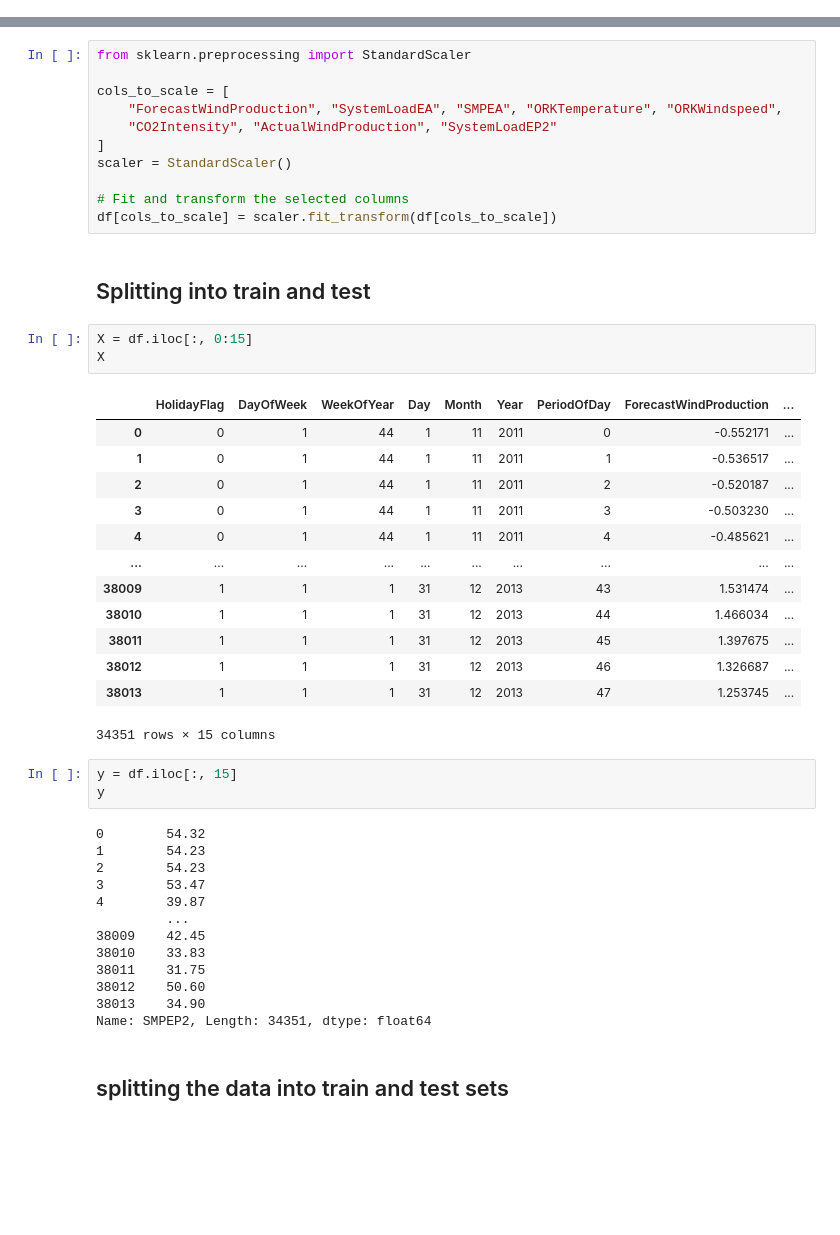
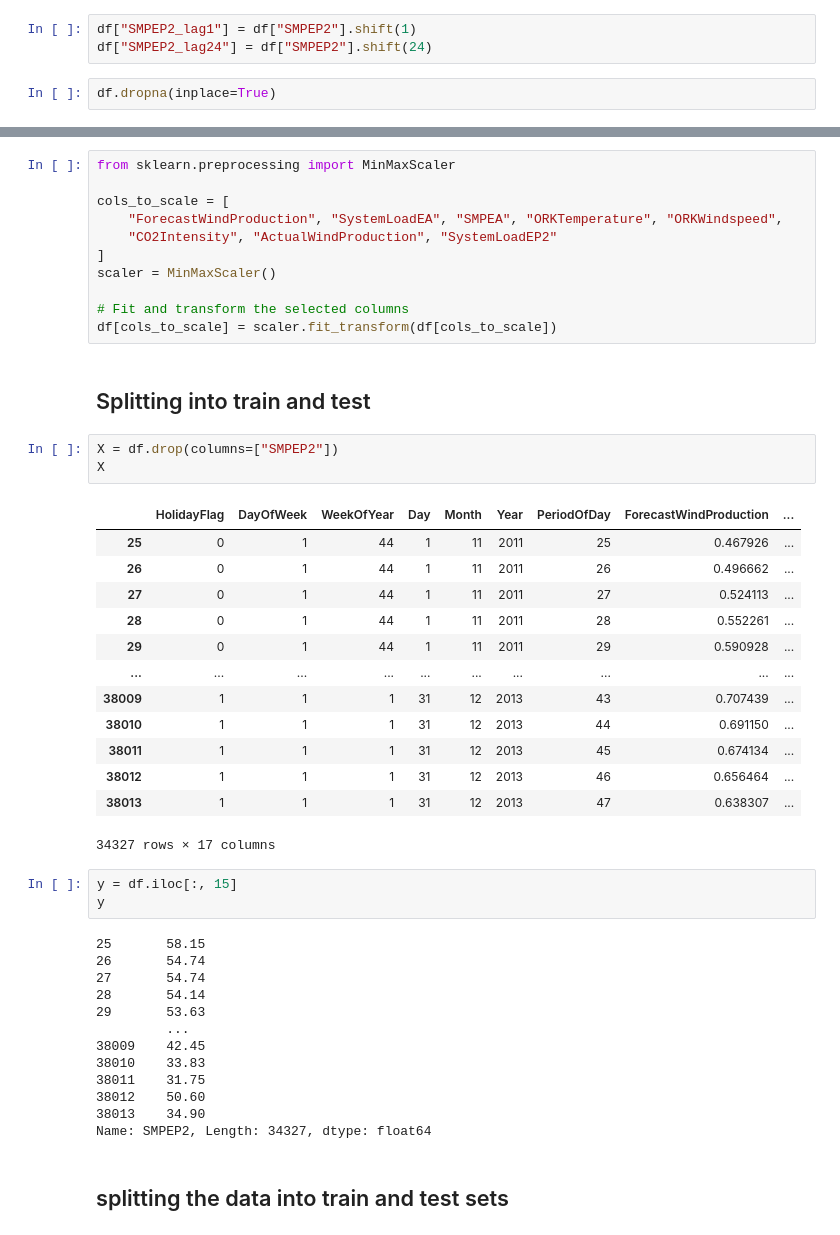
Before and after one commit to Muhammad-Bilal1605/LearningAI, a Jupyter notebook: scripts/assignment_6/assignment_6_basic_ml_task_3.ipynb, the cells around one changed output, grey strips where cells are left out. Drawn from its saved outputs; the diff is of its cells as text; blank space fills up the shorter version.

```diff
--- a/scripts/assignment_6/assignment_6_basic_ml_task_3.ipynb
+++ b/scripts/assignment_6/assignment_6_basic_ml_task_3.ipynb
@@ -168,54 +168,59 @@ ActualWindProduction      0
 SystemLoadEP2             0
 SMPEP2                    0
 dtype: int64
+# %%
+df["SMPEP2_lag1"] = df["SMPEP2"].shift(1)
+df["SMPEP2_lag24"] = df["SMPEP2"].shift(24)
+# %%
+df.dropna(inplace=True)
 # %% [markdown]
 ## Scale the training and test features
 # %%
-from sklearn.preprocessing import StandardScaler
+from sklearn.preprocessing import MinMaxScaler
 
 cols_to_scale = [
     "ForecastWindProduction", "SystemLoadEA", "SMPEA", "ORKTemperature", "ORKWindspeed",
     "CO2Intensity", "ActualWindProduction", "SystemLoadEP2"
 ]
-scaler = StandardScaler()
+scaler = MinMaxScaler()
 
 # Fit and transform the selected columns
 df[cols_to_scale] = scaler.fit_transform(df[cols_to_scale])
 # %% [markdown]
 ## Splitting into train and test
 # %%
-X = df.iloc[:, 0:15]
+X = df.drop(columns=["SMPEP2"])
 X
 # %% [output]
 |  | HolidayFlag | DayOfWeek | WeekOfYear | Day | Month | Year | PeriodOfDay | ForecastWindProduction | ... |
-| 0 | 0 | 1 | 44 | 1 | 11 | 2011 | 0 | -0.552171 | ... |
-| 1 | 0 | 1 | 44 | 1 | 11 | 2011 | 1 | -0.536517 | ... |
-| 2 | 0 | 1 | 44 | 1 | 11 | 2011 | 2 | -0.520187 | ... |
-| 3 | 0 | 1 | 44 | 1 | 11 | 2011 | 3 | -0.503230 | ... |
-| 4 | 0 | 1 | 44 | 1 | 11 | 2011 | 4 | -0.485621 | ... |
+| 25 | 0 | 1 | 44 | 1 | 11 | 2011 | 25 | 0.467926 | ... |
+| 26 | 0 | 1 | 44 | 1 | 11 | 2011 | 26 | 0.496662 | ... |
+| 27 | 0 | 1 | 44 | 1 | 11 | 2011 | 27 | 0.524113 | ... |
+| 28 | 0 | 1 | 44 | 1 | 11 | 2011 | 28 | 0.552261 | ... |
+| 29 | 0 | 1 | 44 | 1 | 11 | 2011 | 29 | 0.590928 | ... |
 | ... | ... | ... | ... | ... | ... | ... | ... | ... | ... |
-| 38009 | 1 | 1 | 1 | 31 | 12 | 2013 | 43 | 1.531474 | ... |
-| 38010 | 1 | 1 | 1 | 31 | 12 | 2013 | 44 | 1.466034 | ... |
-| 38011 | 1 | 1 | 1 | 31 | 12 | 2013 | 45 | 1.397675 | ... |
-| 38012 | 1 | 1 | 1 | 31 | 12 | 2013 | 46 | 1.326687 | ... |
-| 38013 | 1 | 1 | 1 | 31 | 12 | 2013 | 47 | 1.253745 | ... |
+| 38009 | 1 | 1 | 1 | 31 | 12 | 2013 | 43 | 0.707439 | ... |
+| 38010 | 1 | 1 | 1 | 31 | 12 | 2013 | 44 | 0.691150 | ... |
+| 38011 | 1 | 1 | 1 | 31 | 12 | 2013 | 45 | 0.674134 | ... |
+| 38012 | 1 | 1 | 1 | 31 | 12 | 2013 | 46 | 0.656464 | ... |
+| 38013 | 1 | 1 | 1 | 31 | 12 | 2013 | 47 | 0.638307 | ... |
-34351 rows × 15 columns
+34327 rows × 17 columns
 # %%
 y = df.iloc[:, 15]
 y
 # %% [output]
-0        54.32
-1        54.23
-2        54.23
-3        53.47
-4        39.87
+25       58.15
+26       54.74
+27       54.74
+28       54.14
+29       53.63
          ...
 38009    42.45
 38010    33.83
 38011    31.75
 38012    50.60
 38013    34.90
-Name: SMPEP2, Length: 34351, dtype: float64
+Name: SMPEP2, Length: 34327, dtype: float64
 # %% [markdown]
 ## splitting the data into train and test sets
 # %%
```
Also changed, not shown: parts of 8 cells of this notebook.
